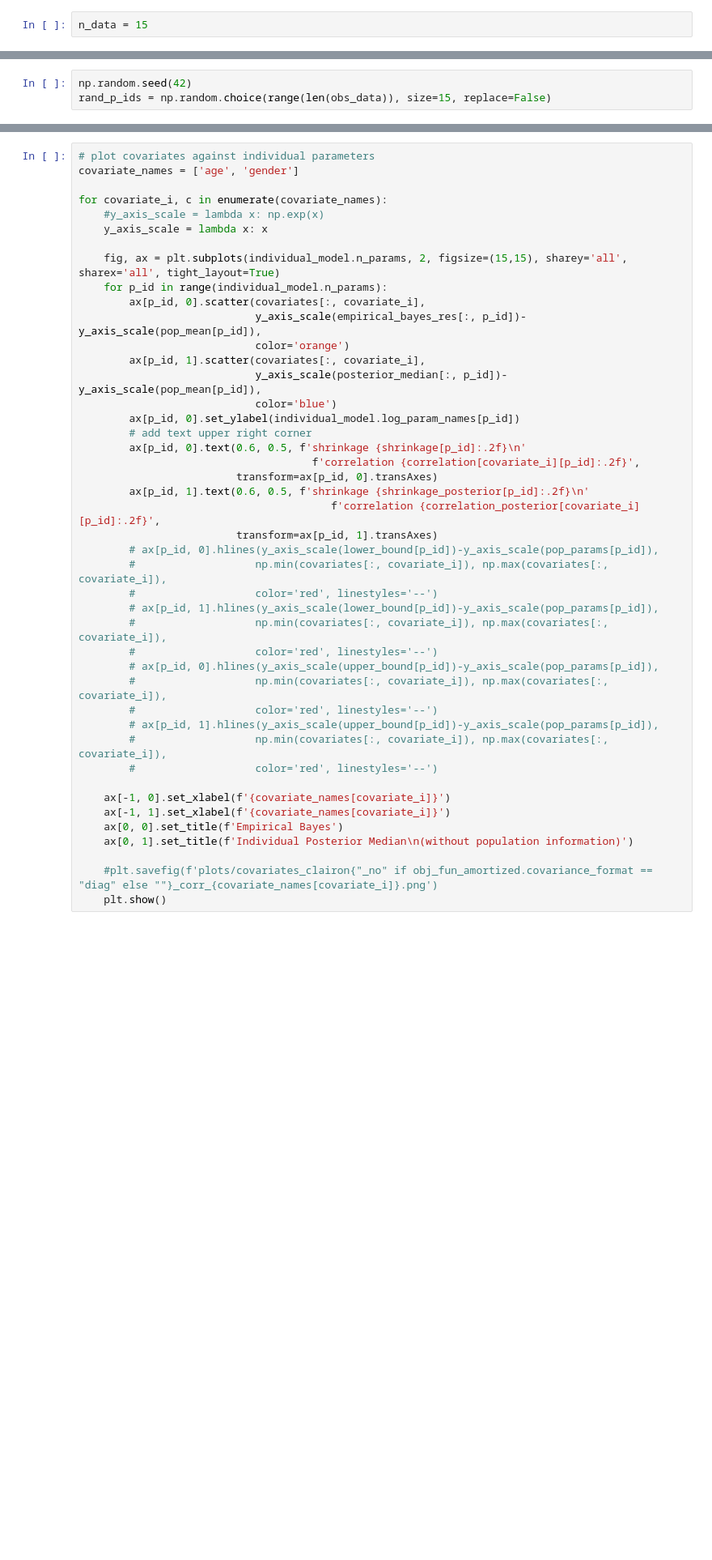
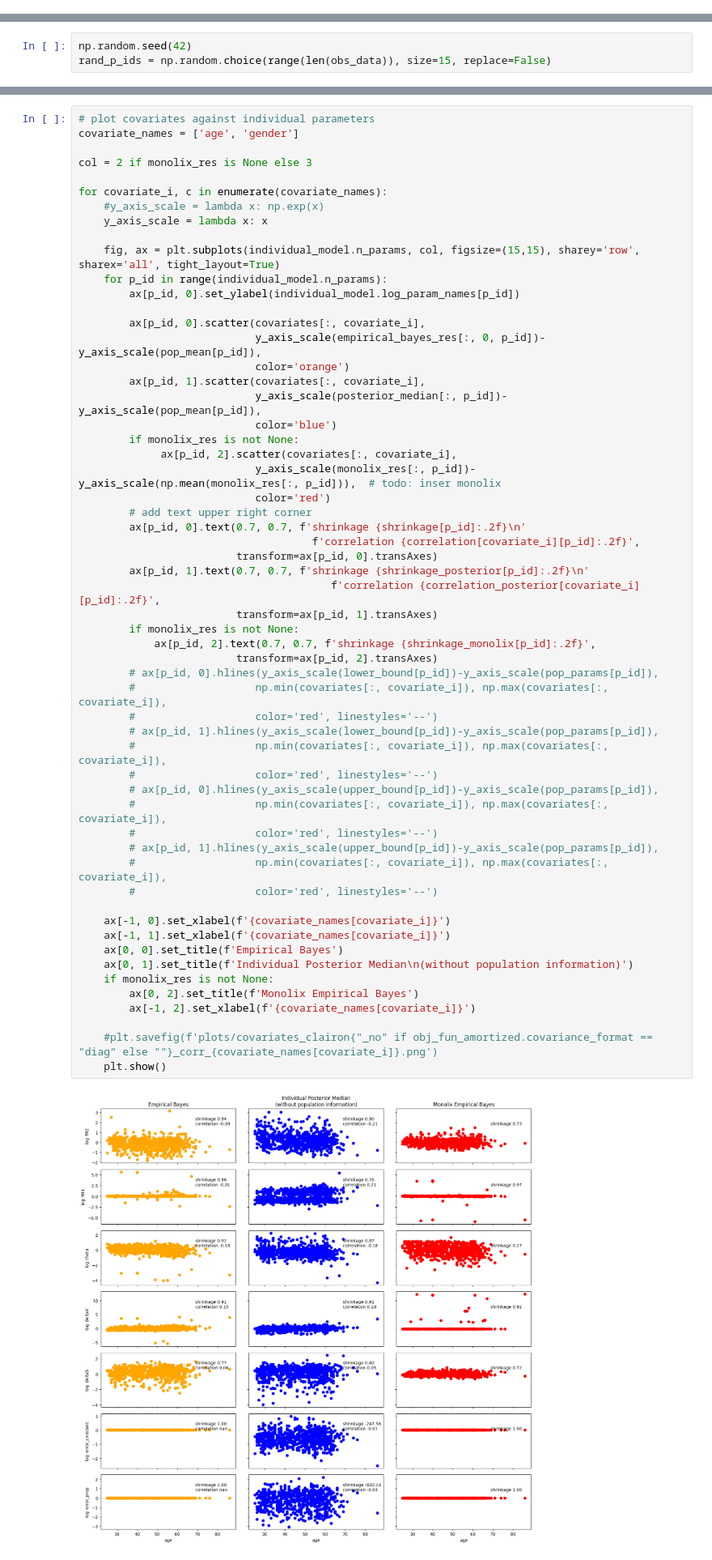
Before and after one commit to arrjon/Amortized-NLME-Models, a Jupyter notebook: Experiments/Amortized NLME Emperical Bayes.ipynb, the cells around one changed output, grey strips where cells are left out. Shown at 81% size. Saved outputs shown, nothing was run; the diff lists cells and outputs as text; blank space fills up the shorter version.

Commit message:
covariates check

```diff
--- a/Experiments/Amortized NLME Emperical Bayes.ipynb
+++ b/Experiments/Amortized NLME Emperical Bayes.ipynb
@@ -54,5 +90,3 @@ trainer = individual_model.build_trainer('../networks/' + individual_model.netwo
-# %%
-n_data = 15
 # %%
 if 'clairon' in model_name:
     obs_data, covariates = individual_model.load_data(n_data=n_data, load_covariates=True)
@@ -652,44 +739,59 @@ plt.show()
 # %%
 # plot covariates against individual parameters
 covariate_names = ['age', 'gender']
+
+col = 2 if monolix_res is None else 3
 
 for covariate_i, c in enumerate(covariate_names):
     #y_axis_scale = lambda x: np.exp(x)
     y_axis_scale = lambda x: x
 
-    fig, ax = plt.subplots(individual_model.n_params, 2, figsize=(15,15), sharey='all', sharex='all', tight_layout=True)
+    fig, ax = plt.subplots(individual_model.n_params, col, figsize=(15,15), sharey='row', sharex='all', tight_layout=True)
     for p_id in range(individual_model.n_params):
+        ax[p_id, 0].set_ylabel(individual_model.log_param_names[p_id])
+
         ax[p_id, 0].scatter(covariates[:, covariate_i],
-                            y_axis_scale(empirical_bayes_res[:, p_id])-y_axis_scale(pop_mean[p_id]),
+                            y_axis_scale(empirical_bayes_res[:, 0, p_id])-y_axis_scale(pop_mean[p_id]),
                             color='orange')
         ax[p_id, 1].scatter(covariates[:, covariate_i],
                             y_axis_scale(posterior_median[:, p_id])-y_axis_scale(pop_mean[p_id]),
                             color='blue')
-        ax[p_id, 0].set_ylabel(individual_model.log_param_names[p_id])
+        if monolix_res is not None:
+             ax[p_id, 2].scatter(covariates[:, covariate_i],
+                            y_axis_scale(monolix_res[:, p_id])-y_axis_scale(np.mean(monolix_res[:, p_id])),  # todo: inser monolix
+                            color='red')
         # add text upper right corner
-        ax[p_id, 0].text(0.6, 0.5, f'shrinkage {shrinkage[p_id]:.2f}\n'
+        ax[p_id, 0].text(0.7, 0.7, f'shrinkage {shrinkage[p_id]:.2f}\n'
                                      f'correlation {correlation[covariate_i][p_id]:.2f}',
                          transform=ax[p_id, 0].transAxes)
-        ax[p_id, 1].text(0.6, 0.5, f'shrinkage {shrinkage_posterior[p_id]:.2f}\n'
+        ax[p_id, 1].text(0.7, 0.7, f'shrinkage {shrinkage_posterior[p_id]:.2f}\n'
                                         f'correlation {correlation_posterior[covariate_i][p_id]:.2f}',
                          transform=ax[p_id, 1].transAxes)
+        if monolix_res is not None:
+            ax[p_id, 2].text(0.7, 0.7, f'shrinkage {shrinkage_monolix[p_id]:.2f}',
+                         transform=ax[p_id, 2].transAxes)
         # ax[p_id, 0].hlines(y_axis_scale(lower_bound[p_id])-y_axis_scale(pop_params[p_id]),
         #                   np.min(covariates[:, covariate_i]), np.max(covariates[:, covariate_i]),
         #                   color='red', linestyles='--')
         # ax[p_id, 1].hlines(y_axis_scale(lower_bound[p_id])-y_axis_scale(pop_params[p_id]),
         #                   np.min(covariates[:, covariate_i]), np.max(covariates[:, covariate_i]),
         #                   color='red', linestyles='--')
         # ax[p_id, 0].hlines(y_axis_scale(upper_bound[p_id])-y_axis_scale(pop_params[p_id]),
         #                   np.min(covariates[:, covariate_i]), np.max(covariates[:, covariate_i]),
         #                   color='red', linestyles='--')
         # ax[p_id, 1].hlines(y_axis_scale(upper_bound[p_id])-y_axis_scale(pop_params[p_id]),
         #                   np.min(covariates[:, covariate_i]), np.max(covariates[:, covariate_i]),
         #                   color='red', linestyles='--')
 
     ax[-1, 0].set_xlabel(f'{covariate_names[covariate_i]}')
     ax[-1, 1].set_xlabel(f'{covariate_names[covariate_i]}')
     ax[0, 0].set_title(f'Empirical Bayes')
     ax[0, 1].set_title(f'Individual Posterior Median\n(without population information)')
+    if monolix_res is not None:
+        ax[0, 2].set_title(f'Monolix Empirical Bayes')
+        ax[-1, 2].set_xlabel(f'{covariate_names[covariate_i]}')
 
     #plt.savefig(f'plots/covariates_clairon{"_no" if obj_fun_amortized.covariance_format == "diag" else ""}_corr_{covariate_names[covariate_i]}.png')
     plt.show()
+# %% [output]
+[figure, added]
```
Also changed, not shown: parts of 15 cells of this notebook.
